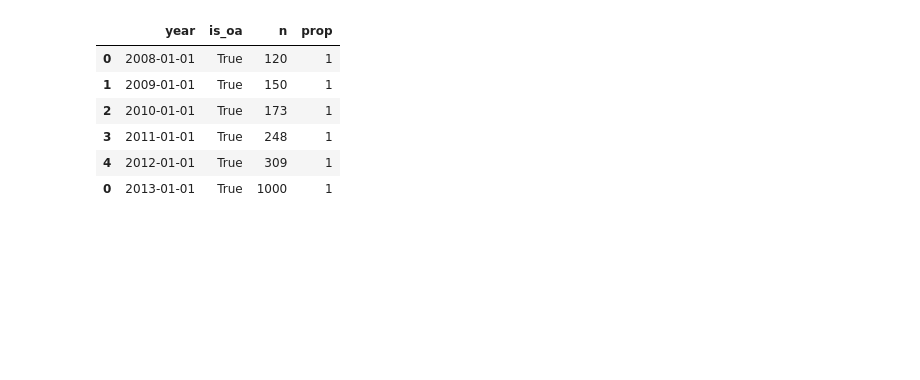
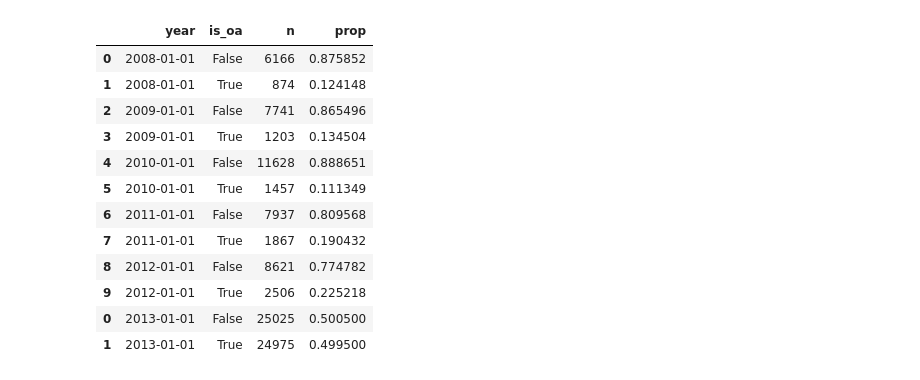
Before and after one commit to naustica/WAG-SHK, a Jupyter notebook: Open Access Evidence in Unpaywall - Python Version.ipynb, the cells around one changed output. Drawn from its saved outputs; the diff is of its cells as text; code cells hidden in the pictures; blank space fills up the shorter version.

Commit message:
fix prop calculation, add graph

```diff
--- a/Open Access Evidence in Unpaywall - Python Version.ipynb
+++ b/Open Access Evidence in Unpaywall - Python Version.ipynb
@@ -30,19 +33,25 @@ client.query(f'SELECT * FROM {upw_13_19} WHERE year=2018 AND genre="journal-arti
 # %%
-oa_08_12 = client.query(f'SELECT * FROM {upw_08_12} WHERE genre="journal-article" LIMIT 1000').to_dataframe()
-oa_13_19 = client.query(f'SELECT * FROM {upw_13_19} WHERE year<2019 AND genre="journal-article" LIMIT 1000').to_dataframe()
+oa_08_12 = client.query(f'SELECT * FROM {upw_08_12} WHERE genre="journal-article" LIMIT 50000').to_dataframe()
+oa_13_19 = client.query(f'SELECT * FROM {upw_13_19} WHERE year<2019 AND genre="journal-article" LIMIT 50000').to_dataframe()
 # %%
 oa_08_12 = oa_08_12.groupby(['year', 'is_oa']).size().reset_index(name='n')
 oa_13_19 = oa_13_19.groupby(['year', 'is_oa']).size().reset_index(name='n')
 # %%
 df = pd.concat([oa_08_12, oa_13_19])
 df.year = pd.to_datetime(df.year.apply(lambda x: str(x) + "-01-01"))
-df['prop'] = df.groupby(['year', 'is_oa'])['n'].transform(lambda x: x/x.sum())
+df['prop'] = df.groupby(['year'])['n'].transform(lambda x: x / x.sum())
 df
 # %% [output]
 |  | year | is_oa | n | prop |
-| 0 | 2008-01-01 | True | 120 | 1 |
-| 1 | 2009-01-01 | True | 150 | 1 |
-| 2 | 2010-01-01 | True | 173 | 1 |
-| 3 | 2011-01-01 | True | 248 | 1 |
-| 4 | 2012-01-01 | True | 309 | 1 |
-| 0 | 2013-01-01 | True | 1000 | 1 |
+| 0 | 2008-01-01 | False | 6166 | 0.875852 |
+| 1 | 2008-01-01 | True | 874 | 0.124148 |
+| 2 | 2009-01-01 | False | 7741 | 0.865496 |
+| 3 | 2009-01-01 | True | 1203 | 0.134504 |
+| 4 | 2010-01-01 | False | 11628 | 0.888651 |
+| 5 | 2010-01-01 | True | 1457 | 0.111349 |
+| 6 | 2011-01-01 | False | 7937 | 0.809568 |
+| 7 | 2011-01-01 | True | 1867 | 0.190432 |
+| 8 | 2012-01-01 | False | 8621 | 0.774782 |
+| 9 | 2012-01-01 | True | 2506 | 0.225218 |
+| 0 | 2013-01-01 | False | 25025 | 0.500500 |
+| 1 | 2013-01-01 | True | 24975 | 0.499500 |
```
Also changed, not shown: parts of 3 cells of this notebook.
